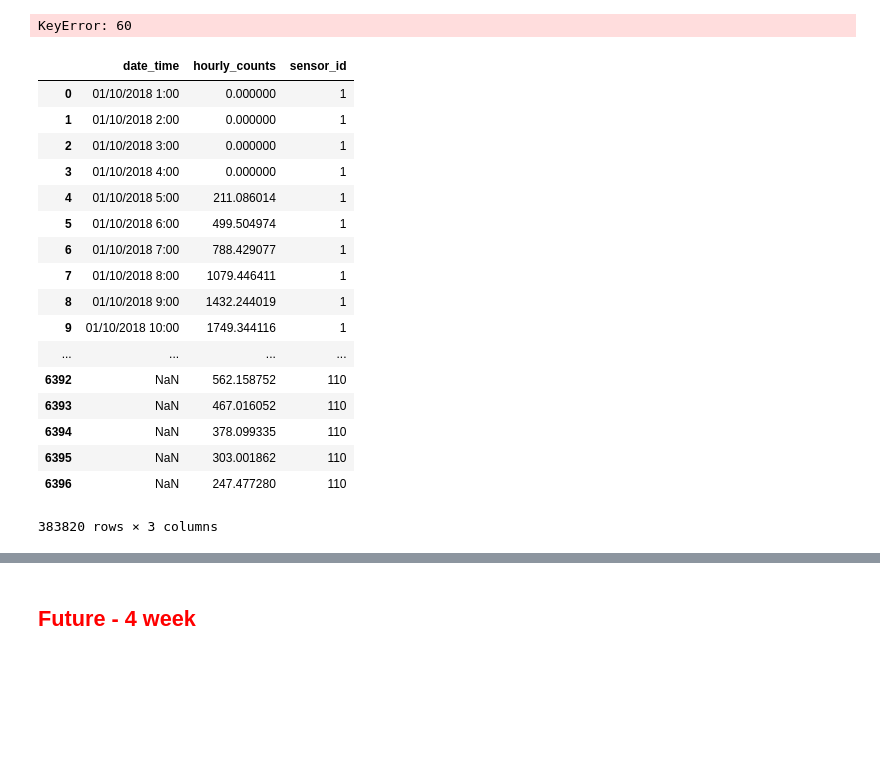
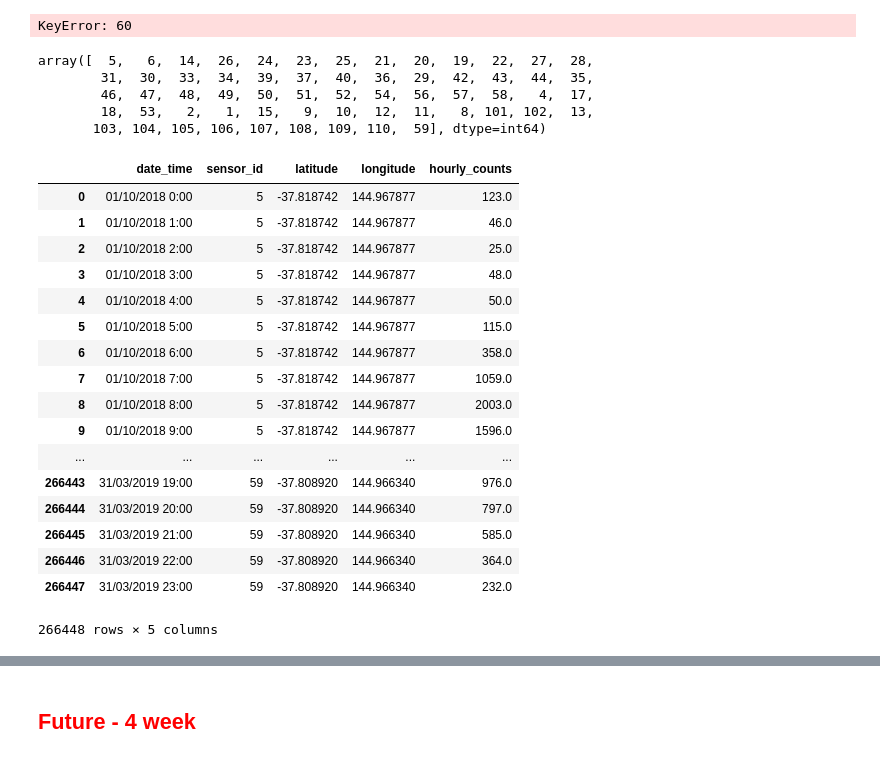
Before and after one commit to Data-plus/CBD-Dashboard, a Jupyter notebook: scripts/Making Prediction.ipynb, the cells around one changed output, grey strips where cells are left out. Cells and saved outputs as stored; diff of their text form; code cells hidden in the pictures; blank space fills up the shorter version.

```diff
--- a/scripts/Making Prediction.ipynb
+++ b/scripts/Making Prediction.ipynb
@@ -593,24 +589,32 @@ Sensor: 108
 Sensor: 109
 Sensor: 110
 KeyError: 60
-# %%
-dat
-# %% [output]
-|  | date_time | hourly_counts | sensor_id |
-| 0 | 01/10/2018 1:00 | 0.000000 | 1 |
-| 1 | 01/10/2018 2:00 | 0.000000 | 1 |
-| 2 | 01/10/2018 3:00 | 0.000000 | 1 |
-| 3 | 01/10/2018 4:00 | 0.000000 | 1 |
-| 4 | 01/10/2018 5:00 | 211.086014 | 1 |
-| 5 | 01/10/2018 6:00 | 499.504974 | 1 |
-| 6 | 01/10/2018 7:00 | 788.429077 | 1 |
-| 7 | 01/10/2018 8:00 | 1079.446411 | 1 |
-| 8 | 01/10/2018 9:00 | 1432.244019 | 1 |
-| 9 | 01/10/2018 10:00 | 1749.344116 | 1 |
-| ... | ... | ... | ... |
-| 6392 | NaN | 562.158752 | 110 |
-| 6393 | NaN | 467.016052 | 110 |
-| 6394 | NaN | 378.099335 | 110 |
-| 6395 | NaN | 303.001862 | 110 |
-| 6396 | NaN | 247.477280 | 110 |
-383820 rows × 3 columns
+# %%
+df['sensor_id'].unique()
+# %% [output]
+array([  5,   6,  14,  26,  24,  23,  25,  21,  20,  19,  22,  27,  28,
+        31,  30,  33,  34,  39,  37,  40,  36,  29,  42,  43,  44,  35,
+        46,  47,  48,  49,  50,  51,  52,  54,  56,  57,  58,   4,  17,
+        18,  53,   2,   1,  15,   9,  10,  12,  11,   8, 101, 102,  13,
+       103, 104, 105, 106, 107, 108, 109, 110,  59], dtype=int64)
+# %%
+df
+# %% [output]
+|  | date_time | sensor_id | latitude | longitude | hourly_counts |
+| 0 | 01/10/2018 0:00 | 5 | -37.818742 | 144.967877 | 123.0 |
+| 1 | 01/10/2018 1:00 | 5 | -37.818742 | 144.967877 | 46.0 |
+| 2 | 01/10/2018 2:00 | 5 | -37.818742 | 144.967877 | 25.0 |
+| 3 | 01/10/2018 3:00 | 5 | -37.818742 | 144.967877 | 48.0 |
+| 4 | 01/10/2018 4:00 | 5 | -37.818742 | 144.967877 | 50.0 |
+| 5 | 01/10/2018 5:00 | 5 | -37.818742 | 144.967877 | 115.0 |
+| 6 | 01/10/2018 6:00 | 5 | -37.818742 | 144.967877 | 358.0 |
+| 7 | 01/10/2018 7:00 | 5 | -37.818742 | 144.967877 | 1059.0 |
+| 8 | 01/10/2018 8:00 | 5 | -37.818742 | 144.967877 | 2003.0 |
+| 9 | 01/10/2018 9:00 | 5 | -37.818742 | 144.967877 | 1596.0 |
+| ... | ... | ... | ... | ... | ... |
+| 266443 | 31/03/2019 19:00 | 59 | -37.808920 | 144.966340 | 976.0 |
+| 266444 | 31/03/2019 20:00 | 59 | -37.808920 | 144.966340 | 797.0 |
+| 266445 | 31/03/2019 21:00 | 59 | -37.808920 | 144.966340 | 585.0 |
+| 266446 | 31/03/2019 22:00 | 59 | -37.808920 | 144.966340 | 364.0 |
+| 266447 | 31/03/2019 23:00 | 59 | -37.808920 | 144.966340 | 232.0 |
+266448 rows × 5 columns
```
Also changed, not shown: parts of 28 cells of this notebook, 25 other files.
